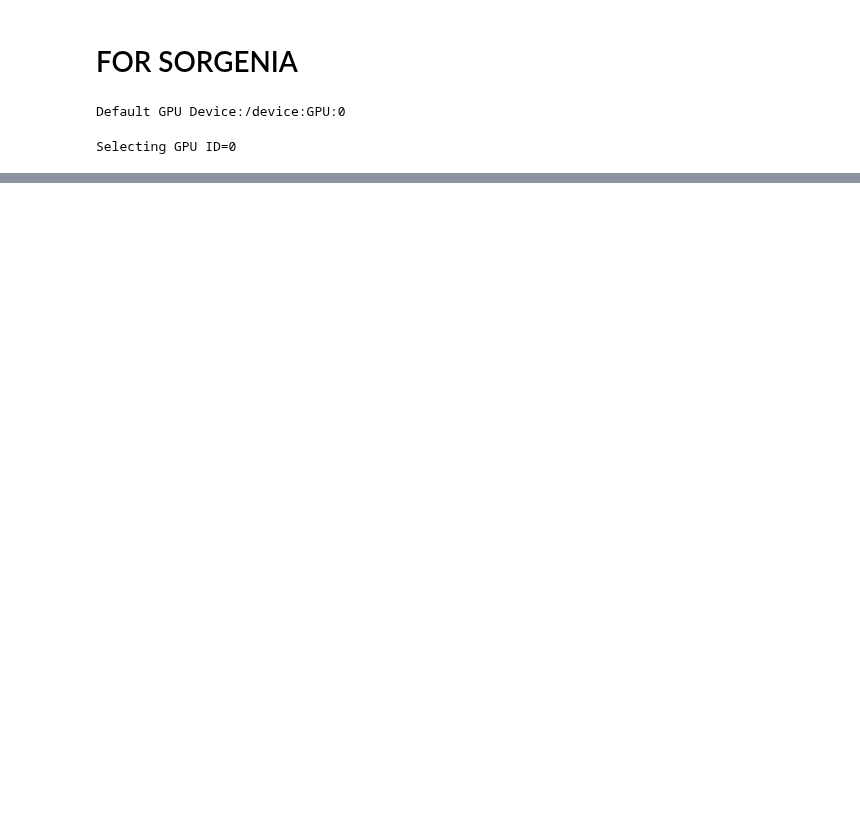
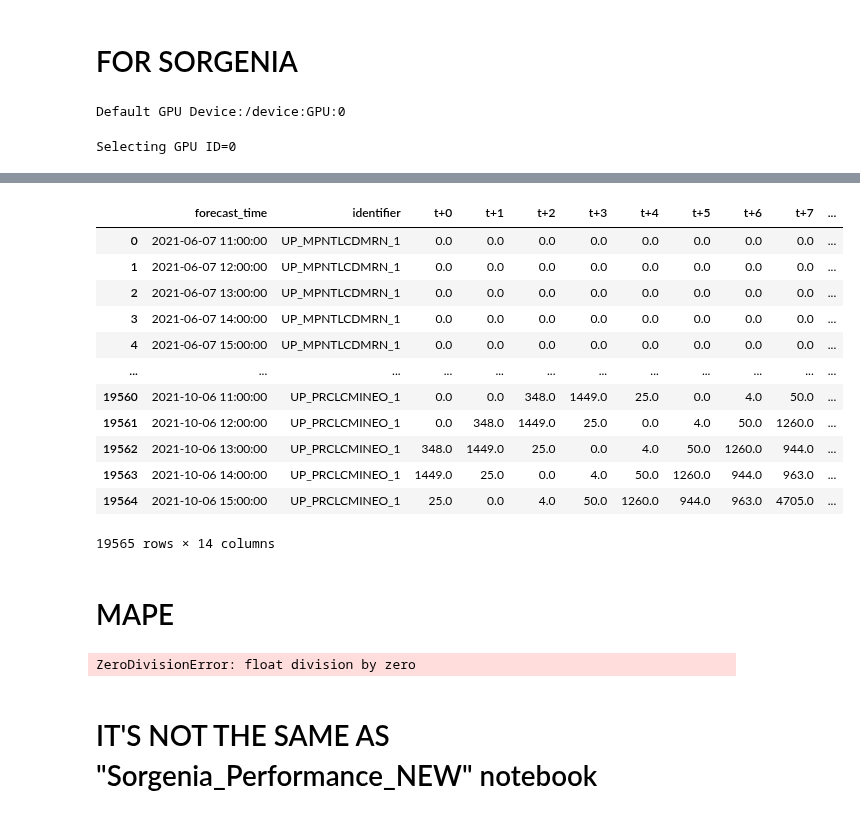
Before and after one commit to Vergangenheit/google-research-tft, a Jupyter notebook: notebooks/Compute_Batch_Predictions.ipynb, the cells around one changed output, grey strips where cells are left out. Drawn from its saved outputs; the diff is of its cells as text; code cells hidden in the pictures; blank space fills up the shorter version.

```diff
--- a/notebooks/Compute_Batch_Predictions.ipynb
+++ b/notebooks/Compute_Batch_Predictions.ipynb
@@ -68,0 +73,4 @@ WE'RE MISSING 2021 DATA
+# %%
+# filter testset
+start_date: str = '2021-07-13 14:00:00'
+test = test[test['time'] >= start_date]
@@ -68,0 +79,11 @@ WE'RE MISSING 2021 DATA
+# %%
+# Sets up default params
+fixed_params: Dict = formatter.get_experiment_params()
+params: Dict = formatter.get_default_model_params()
+params["model_folder"]: str = os.path.join(config.model_folder, "fixed")
+model_folder = os.path.join(config.model_folder, "fixed")
+# %%
+# Sets up hyperparam manager
+print("*** Loading hyperparm manager ***")
+opt_manager = HyperparamOptManager({k: [params[k]] for k in params},
+                                   fixed_params, model_folder)
@@ -68,0 +92,2 @@ WE'RE MISSING 2021 DATA
+# %%
+model_folder: str = opt_manager.hyperparam_folder
@@ -68,0 +178,18 @@ WE'RE MISSING 2021 DATA
+# %%
+targets
+# %% [output]
+|  | forecast_time | identifier | t+0 | t+1 | t+2 | t+3 | t+4 | t+5 | t+6 | t+7 | ... |
+| 0 | 2021-06-07 11:00:00 | UP_MPNTLCDMRN_1 | 0.0 | 0.0 | 0.0 | 0.0 | 0.0 | 0.0 | 0.0 | 0.0 | ... |
+| 1 | 2021-06-07 12:00:00 | UP_MPNTLCDMRN_1 | 0.0 | 0.0 | 0.0 | 0.0 | 0.0 | 0.0 | 0.0 | 0.0 | ... |
+| 2 | 2021-06-07 13:00:00 | UP_MPNTLCDMRN_1 | 0.0 | 0.0 | 0.0 | 0.0 | 0.0 | 0.0 | 0.0 | 0.0 | ... |
+| 3 | 2021-06-07 14:00:00 | UP_MPNTLCDMRN_1 | 0.0 | 0.0 | 0.0 | 0.0 | 0.0 | 0.0 | 0.0 | 0.0 | ... |
+| 4 | 2021-06-07 15:00:00 | UP_MPNTLCDMRN_1 | 0.0 | 0.0 | 0.0 | 0.0 | 0.0 | 0.0 | 0.0 | 0.0 | ... |
+| ... | ... | ... | ... | ... | ... | ... | ... | ... | ... | ... | ... |
+| 19560 | 2021-10-06 11:00:00 | UP_PRCLCMINEO_1 | 0.0 | 0.0 | 348.0 | 1449.0 | 25.0 | 0.0 | 4.0 | 50.0 | ... |
+| 19561 | 2021-10-06 12:00:00 | UP_PRCLCMINEO_1 | 0.0 | 348.0 | 1449.0 | 25.0 | 0.0 | 4.0 | 50.0 | 1260.0 | ... |
+| 19562 | 2021-10-06 13:00:00 | UP_PRCLCMINEO_1 | 348.0 | 1449.0 | 25.0 | 0.0 | 4.0 | 50.0 | 1260.0 | 944.0 | ... |
+| 19563 | 2021-10-06 14:00:00 | UP_PRCLCMINEO_1 | 1449.0 | 25.0 | 0.0 | 4.0 | 50.0 | 1260.0 | 944.0 | 963.0 | ... |
+| 19564 | 2021-10-06 15:00:00 | UP_PRCLCMINEO_1 | 25.0 | 0.0 | 4.0 | 50.0 | 1260.0 | 944.0 | 963.0 | 4705.0 | ... |
+19565 rows × 14 columns
+# %% [markdown]
+# MAPE
@@ -68,0 +198,4 @@ WE'RE MISSING 2021 DATA
+# %%
+df_mape: DataFrame = rolling_mape(targets, p50_forecast, 700)
+# %% [output]
+ZeroDivisionError: float division by zero
@@ -68,0 +204,2 @@ WE'RE MISSING 2021 DATA
+# %% [markdown]
+# IT'S NOT THE SAME AS "Sorgenia_Performance_NEW" notebook
```
Also changed, not shown: parts of 16 cells of this notebook, 1 other file.
